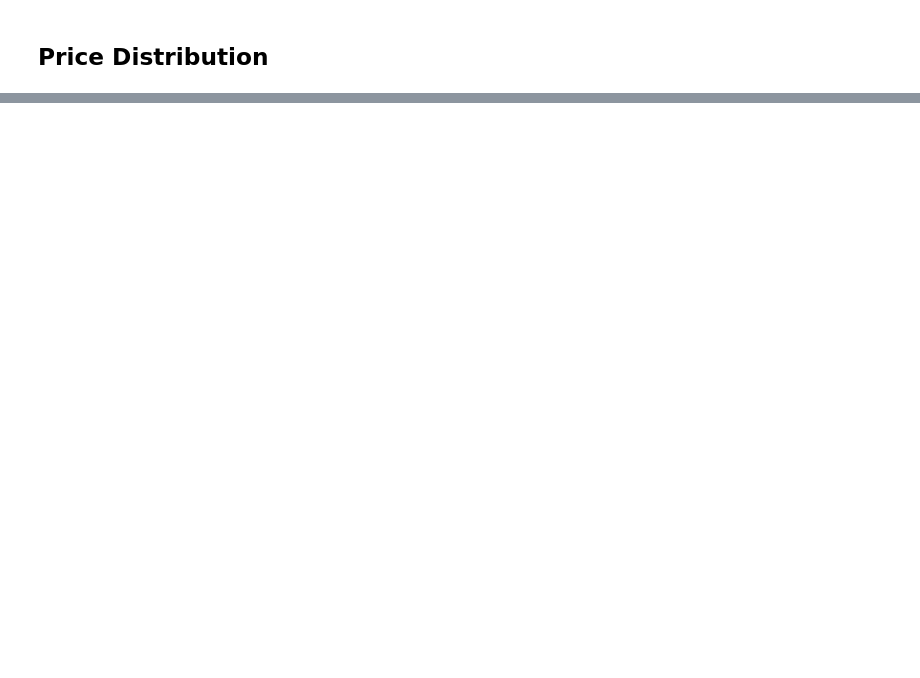
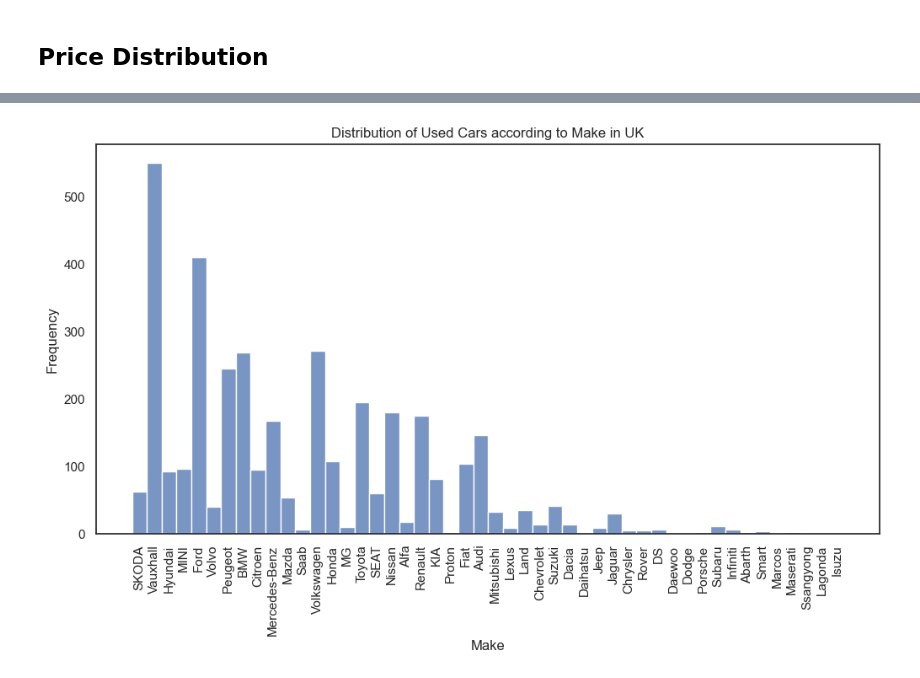
Before and after one commit to norbertnagy94/ML, a Jupyter notebook: Used_Cars_Prices_in_UK.ipynb, the cells around one changed output, grey strips where cells are left out. Drawn from its saved outputs; the diff is of its cells as text; code cells hidden in the pictures; blank space fills up the shorter version.

```diff
--- a/Used_Cars_Prices_in_UK.ipynb
+++ b/Used_Cars_Prices_in_UK.ipynb
@@ -158,0 +206,5 @@ plt.show()
+# %%
+sns.set_theme(style='white')
+sns.relplot(x='Body type', y='Price', hue='Gearbox', size='Price',
+            sizes=(40, 400), alpha=.5, palette='muted',
+            height=6, data=prices)
@@ -158,0 +214,11 @@ plt.show()
+# %%
+# Distribution of Used Cars according to Make in UK
+plt.figure(figsize=(12, 6))
+sns.histplot(prices['Make'], bins=30)
+plt.title('Distribution of Used Cars according to Make in UK')
+plt.xlabel('Make')
+plt.ylabel('Frequency')
+plt.xticks(rotation=90)
+plt.show()
+# %% [output]
+[figure, added]
```
Also changed, not shown: parts of 21 cells of this notebook.
